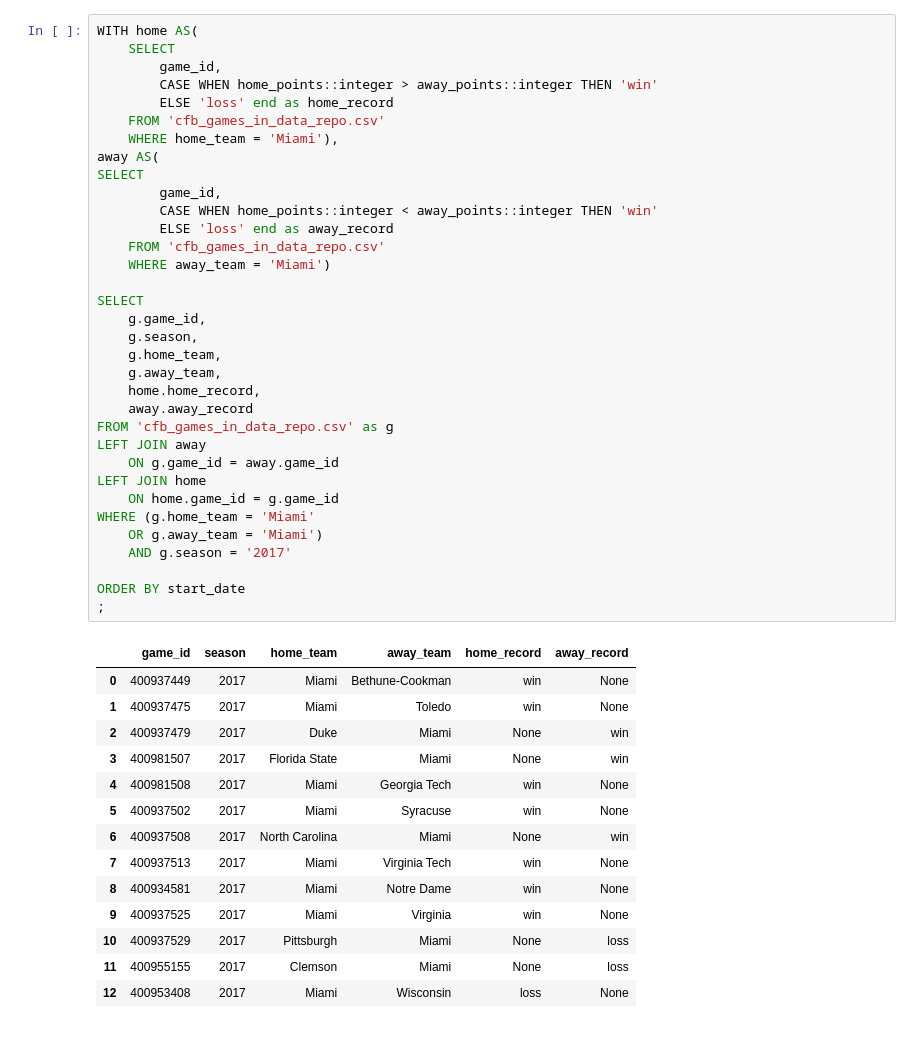
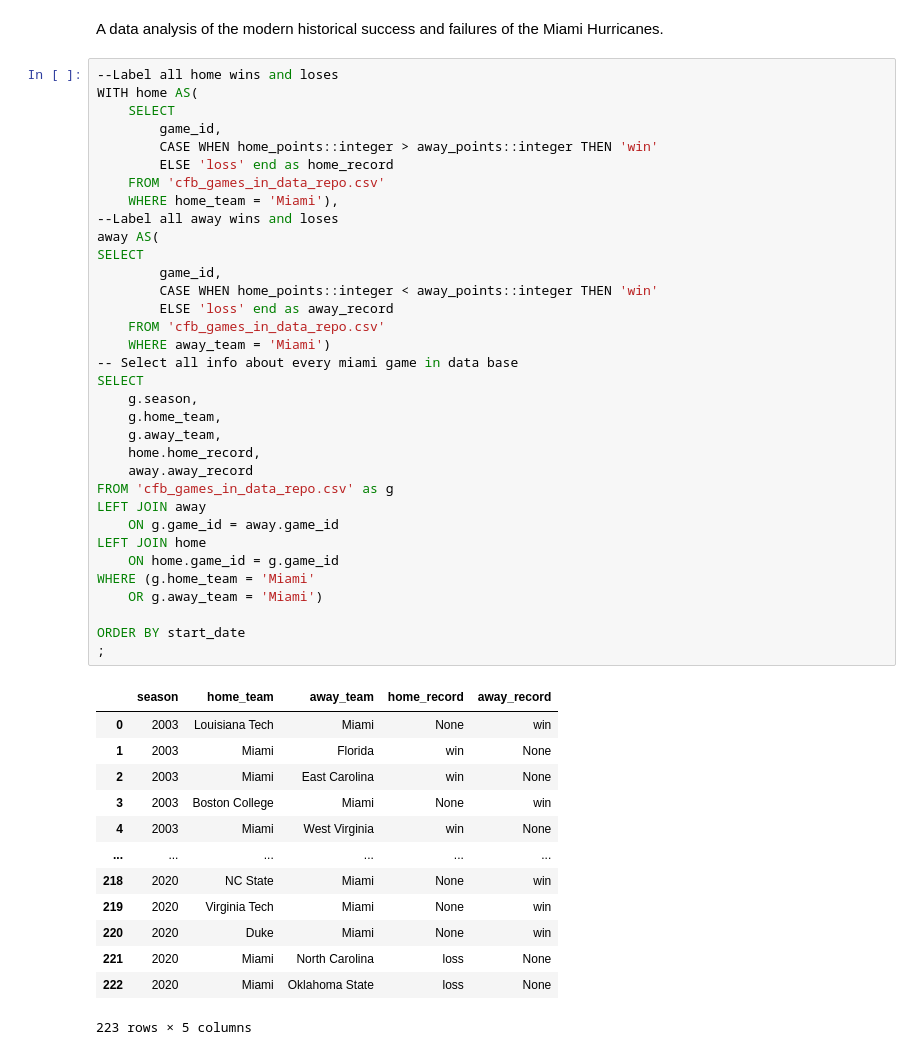
Before and after one commit to Gebias/CFB_data_analysis, a Jupyter notebook: CFB_analysis.ipynb, the cells around one changed output. Saved outputs shown, nothing was run; the diff lists cells and outputs as text.

```diff
--- a/CFB_analysis.ipynb
+++ b/CFB_analysis.ipynb
@@ -1,50 +1,51 @@
+# %% [markdown]
+A data analysis of the modern historical success and failures of the Miami Hurricanes.
 # %%
+--Label all home wins and loses
 WITH home AS(
 	SELECT
 		game_id,
 		CASE WHEN home_points::integer > away_points::integer THEN 'win'
 		ELSE 'loss' end as home_record
 	FROM 'cfb_games_in_data_repo.csv'
 	WHERE home_team = 'Miami'),
+--Label all away wins and loses
 away AS(
 SELECT
 		game_id,
 		CASE WHEN home_points::integer < away_points::integer THEN 'win'
 		ELSE 'loss' end as away_record
 	FROM 'cfb_games_in_data_repo.csv'
 	WHERE away_team = 'Miami')
-
+-- Select all info about every miami game in data base
 SELECT
-	g.game_id,
 	g.season,
 	g.home_team,
 	g.away_team,
 	home.home_record,
 	away.away_record
 FROM 'cfb_games_in_data_repo.csv' as g
 LEFT JOIN away
 	ON g.game_id = away.game_id
 LEFT JOIN home
 	ON home.game_id = g.game_id
 WHERE (g.home_team = 'Miami'
 	OR g.away_team = 'Miami')
-	AND g.season = '2017'
 
 ORDER BY start_date
 ;
 # %% [output]
-|  | game_id | season | home_team | away_team | home_record | away_record |
-| 0 | 400937449 | 2017 | Miami | Bethune-Cookman | win | None |
-| 1 | 400937475 | 2017 | Miami | Toledo | win | None |
-| 2 | 400937479 | 2017 | Duke | Miami | None | win |
-| 3 | 400981507 | 2017 | Florida State | Miami | None | win |
-| 4 | 400981508 | 2017 | Miami | Georgia Tech | win | None |
-| 5 | 400937502 | 2017 | Miami | Syracuse | win | None |
-| 6 | 400937508 | 2017 | North Carolina | Miami | None | win |
-| 7 | 400937513 | 2017 | Miami | Virginia Tech | win | None |
-| 8 | 400934581 | 2017 | Miami | Notre Dame | win | None |
-| 9 | 400937525 | 2017 | Miami | Virginia | win | None |
-| 10 | 400937529 | 2017 | Pittsburgh | Miami | None | loss |
-| 11 | 400955155 | 2017 | Clemson | Miami | None | loss |
-| 12 | 400953408 | 2017 | Miami | Wisconsin | loss | None |
+|  | season | home_team | away_team | home_record | away_record |
+| 0 | 2003 | Louisiana Tech | Miami | None | win |
+| 1 | 2003 | Miami | Florida | win | None |
+| 2 | 2003 | Miami | East Carolina | win | None |
+| 3 | 2003 | Boston College | Miami | None | win |
+| 4 | 2003 | Miami | West Virginia | win | None |
+| ... | ... | ... | ... | ... | ... |
+| 218 | 2020 | NC State | Miami | None | win |
+| 219 | 2020 | Virginia Tech | Miami | None | win |
+| 220 | 2020 | Duke | Miami | None | win |
+| 221 | 2020 | Miami | North Carolina | loss | None |
+| 222 | 2020 | Miami | Oklahoma State | loss | None |
+223 rows × 5 columns
 # %%
```
Also changed, not shown: parts of 3 cells of this notebook.
